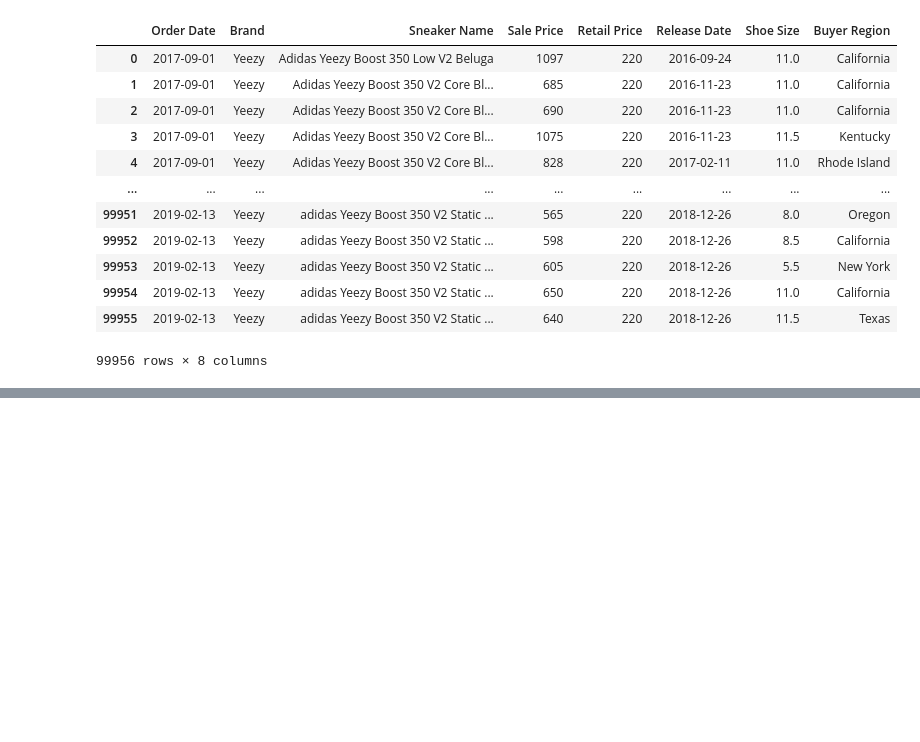
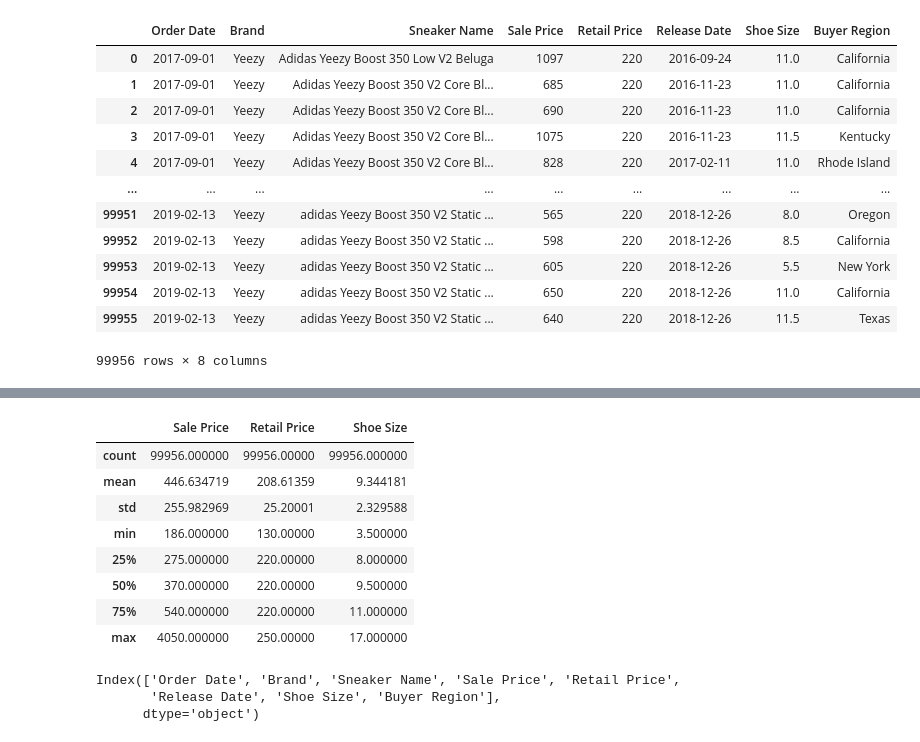
Before and after one commit to lognorman20/stockx_competiton, a Jupyter notebook: model_1.ipynb, the cells around one changed output, grey strips where cells are left out. Saved outputs shown, nothing was run; the diff lists cells and outputs as text; code cells hidden in the pictures; blank space fills up the shorter version.

```diff
--- a/model_1.ipynb
+++ b/model_1.ipynb
@@ -3,6 +8,6 @@ import pandas as pd
 # %%
 # Reading in the data
-shoe_data = pd.read_csv('/Users/logno/Documents/Home/BAF1/ds_shoe_proj/Clean_Shoe_Data.csv')
+shoe_data = pd.read_csv('/Users/logno/Documents/Home/BAF1/ds_shoe_proj/Clean_Shoe_Data.csv', parse_dates = True)
 df = shoe_data.copy()
 df
 # %% [output]
@@ -22,2 +57,20 @@ df
+# %%
+df.describe()
+# %% [output]
+|  | Sale Price | Retail Price | Shoe Size |
+| count | 99956.000000 | 99956.00000 | 99956.000000 |
+| mean | 446.634719 | 208.61359 | 9.344181 |
+| std | 255.982969 | 25.20001 | 2.329588 |
+| min | 186.000000 | 130.00000 | 3.500000 |
+| 25% | 275.000000 | 220.00000 | 8.000000 |
+| 50% | 370.000000 | 220.00000 | 9.500000 |
+| 75% | 540.000000 | 220.00000 | 11.000000 |
+| max | 4050.000000 | 250.00000 | 17.000000 |
+# %%
+df.columns
+# %% [output]
+Index(['Order Date', 'Brand', 'Sneaker Name', 'Sale Price', 'Retail Price',
+       'Release Date', 'Shoe Size', 'Buyer Region'],
+      dtype='object')
 # %%
 # Renaming columns to get rid of spaces
```
Also changed, not shown: parts of 23 cells of this notebook.
